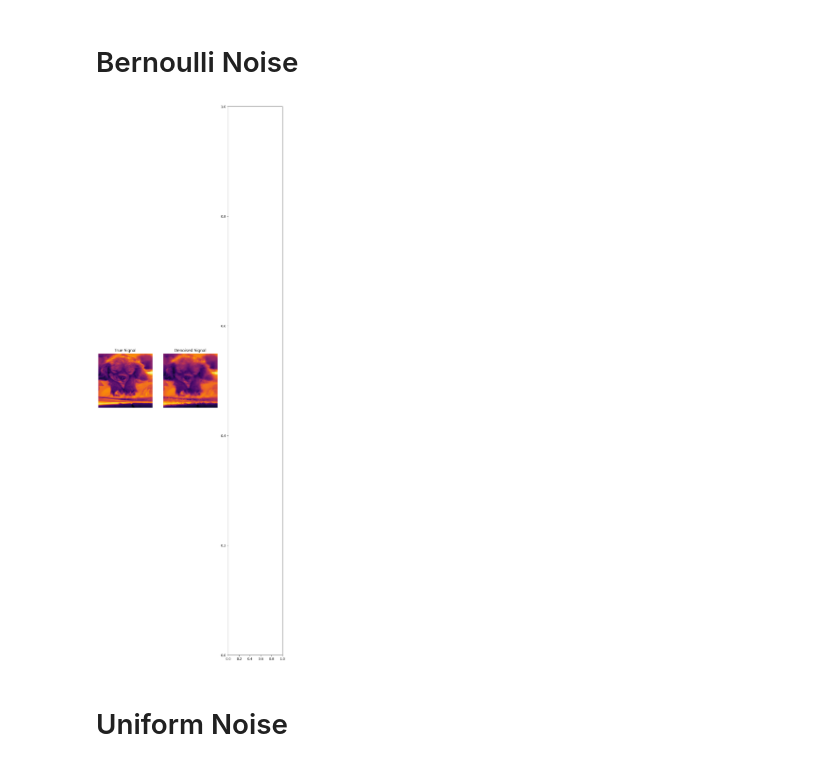
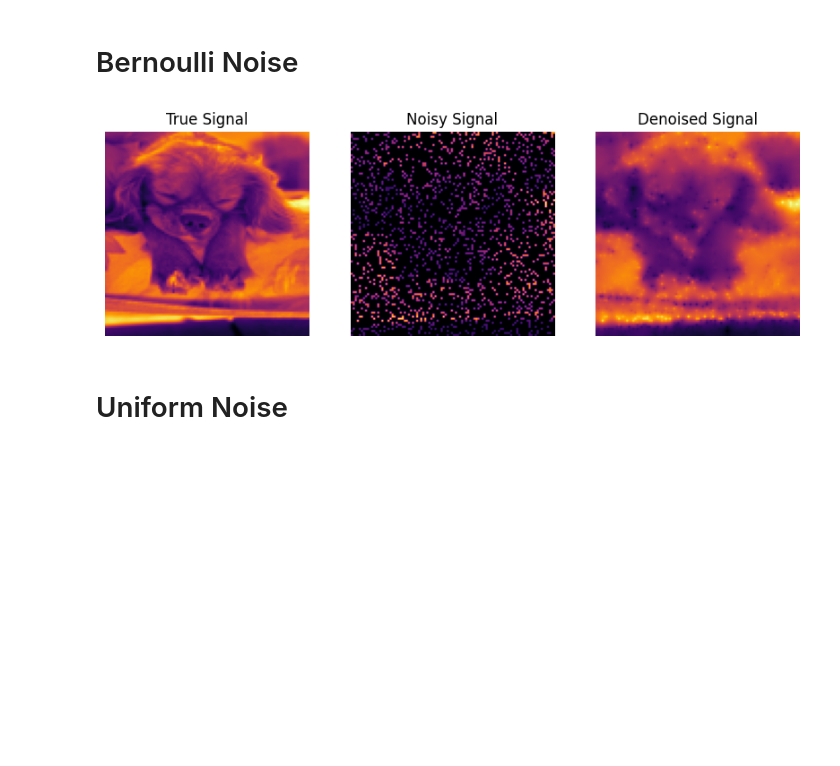
Before and after one commit to samjleone/Spectral-Denoising, a Jupyter notebook: Examples.ipynb, the cells around one changed output. Drawn from its saved outputs; the diff is of its cells as text; code cells hidden in the pictures; blank space fills up the shorter version.

```diff
--- a/Untitled1.ipynb
+++ b/Examples.ipynb
@@ -51,7 +49,7 @@ plt.show()
 # %% [markdown]
 # Bernoulli Noise
 # %%
-z = 1*(np.random.randn(N,N) > 0.5)
+z = 1*(np.random.randn(N,N) > 1)
 noodle_gray = np.mean(noodle_cropped, axis = 2)
 f_tilde = z*noodle_gray
 # %%
@@ -59,19 +57,19 @@ denoised = denoiser.bernoulli_noise(f_tilde)
 # %%
 fig, ax = plt.subplots(1,3,figsize=(10,30))
 ax[0].imshow(noodle_gray.reshape(N,N), cmap = 'inferno')
 ax[0].set_title("True Signal")
 ax[0].axis("off")
 
 ax[1].imshow(f_tilde, cmap = 'inferno')
 ax[1].set_title("Noisy Signal")
 ax[1].axis("off")
 
-ax[1].imshow(denoised.reshape(N,N), cmap = 'inferno')
-ax[1].set_title("Denoised Signal")
-ax[1].axis("off")
+ax[2].imshow(denoised.reshape(N,N), cmap = 'inferno')
+ax[2].set_title("Denoised Signal")
+ax[2].axis("off")
 plt.show()
 # %% [output]
-[figure, old version]
+[figure, new version]
 # %% [markdown]
 # Uniform Noise
 # %%
```
Also changed, not shown: parts of 2 cells of this notebook.
